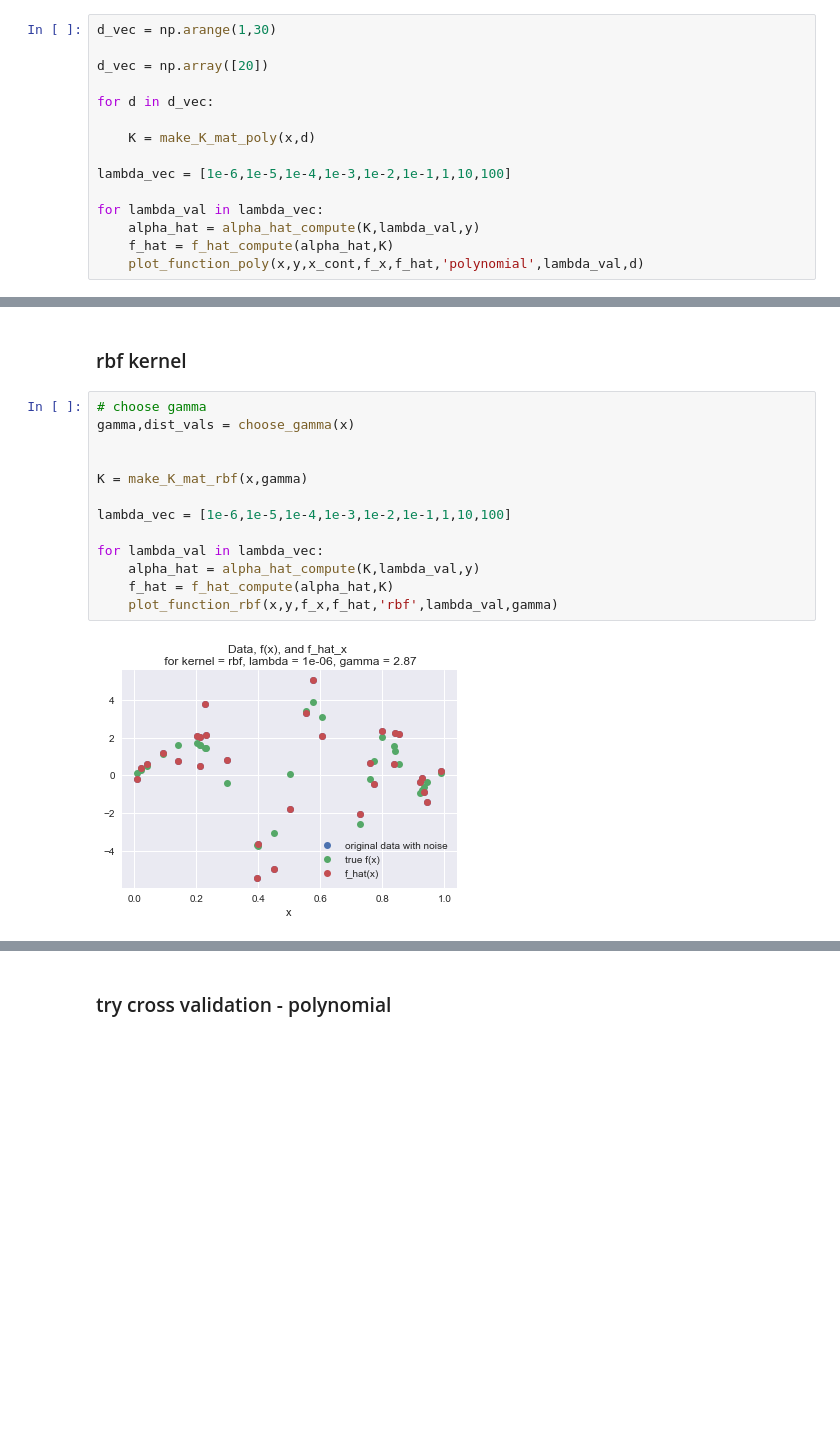
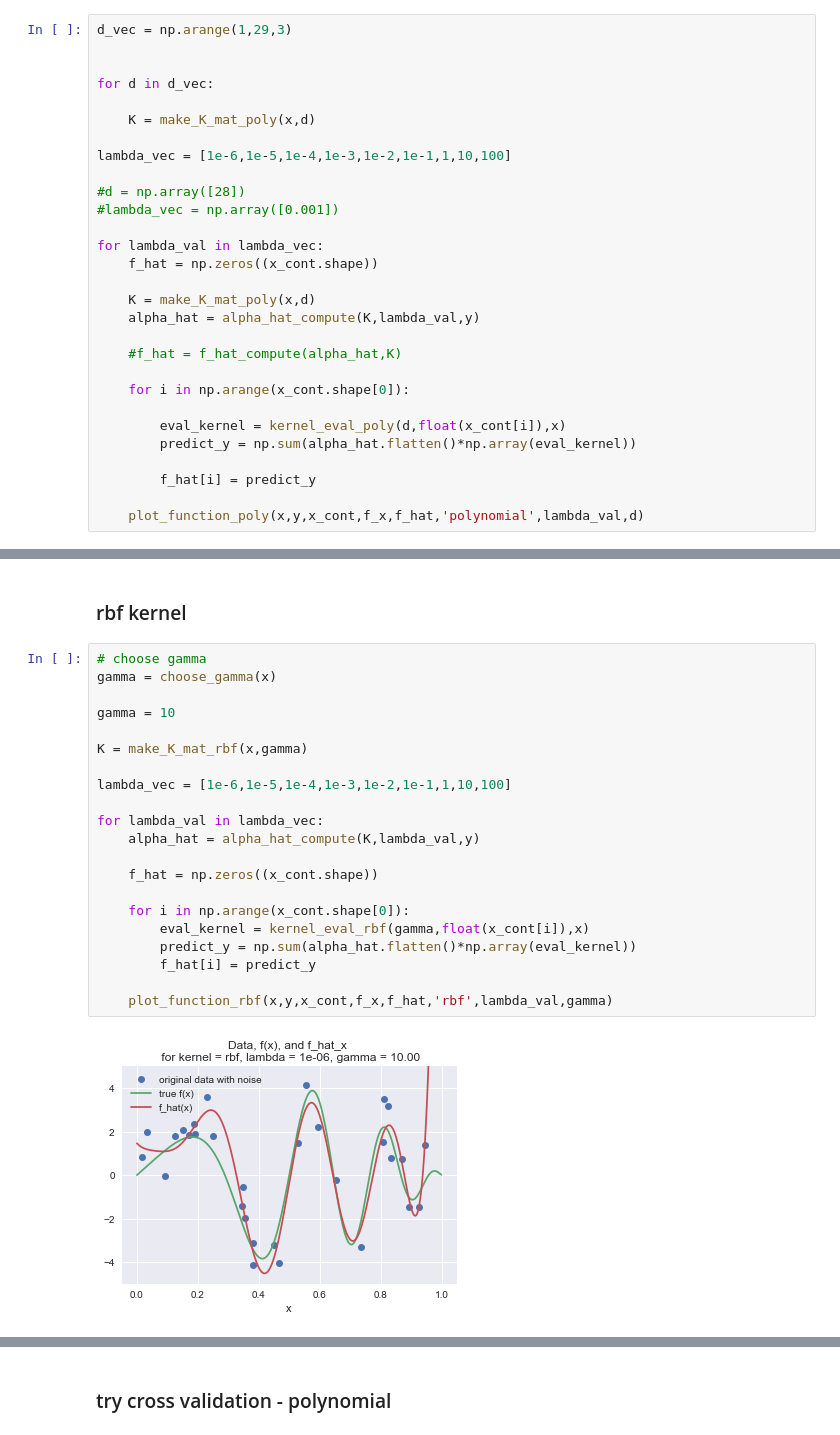
Before and after one commit to davidjuliancaldwell/machine-learning-class, a Jupyter notebook: hw3/prob2_kernelregression_notebook.ipynb, the cells around one changed output, grey strips where cells are left out. Drawn from its saved outputs; the diff is of its cells as text; blank space fills up the shorter version.

```diff
--- a/hw3/prob2_kernelregression_notebook.ipynb
+++ b/hw3/prob2_kernelregression_notebook.ipynb
@@ -214,9 +210,8 @@ np.arange(0,1,0.0001).shape
 # %% [markdown]
 ### polynomial kernel
 # %%
-d_vec = np.arange(1,30)
+d_vec = np.arange(1,29,3)
 
-d_vec = np.array([20])
 
 for d in d_vec:
 
@@ -224,8 +219,23 @@ for d in d_vec:
 
 lambda_vec = [1e-6,1e-5,1e-4,1e-3,1e-2,1e-1,1,10,100]
 
+#d = np.array([28])
+#lambda_vec = np.array([0.001])
+
 for lambda_val in lambda_vec:
+    f_hat = np.zeros((x_cont.shape))
+
+    K = make_K_mat_poly(x,d)
     alpha_hat = alpha_hat_compute(K,lambda_val,y)
-    f_hat = f_hat_compute(alpha_hat,K)
+
+    #f_hat = f_hat_compute(alpha_hat,K)
+
+    for i in np.arange(x_cont.shape[0]):
+
+        eval_kernel = kernel_eval_poly(d,float(x_cont[i]),x)
+        predict_y = np.sum(alpha_hat.flatten()*np.array(eval_kernel))
+
+        f_hat[i] = predict_y
+
     plot_function_poly(x,y,x_cont,f_x,f_hat,'polynomial',lambda_val,d)
 # %% [output]
@@ -235,16 +252,24 @@ ValueError: x and y must have same first dimension, but have shapes (1000,) and
 ### rbf kernel
 # %%
 # choose gamma
-gamma,dist_vals = choose_gamma(x)
+gamma = choose_gamma(x)
 
+gamma = 10
 
 K = make_K_mat_rbf(x,gamma)
 
 lambda_vec = [1e-6,1e-5,1e-4,1e-3,1e-2,1e-1,1,10,100]
 
 for lambda_val in lambda_vec:
     alpha_hat = alpha_hat_compute(K,lambda_val,y)
-    f_hat = f_hat_compute(alpha_hat,K)
-    plot_function_rbf(x,y,f_x,f_hat,'rbf',lambda_val,gamma)
+
+    f_hat = np.zeros((x_cont.shape))
+
+    for i in np.arange(x_cont.shape[0]):
+        eval_kernel = kernel_eval_rbf(gamma,float(x_cont[i]),x)
+        predict_y = np.sum(alpha_hat.flatten()*np.array(eval_kernel))
+        f_hat[i] = predict_y
+
+    plot_function_rbf(x,y,x_cont,f_x,f_hat,'rbf',lambda_val,gamma)
 # %% [output]
-[figure, old version]
+[figure, new version]
```
Also changed, not shown: parts of 6 cells of this notebook, 7 other files.
